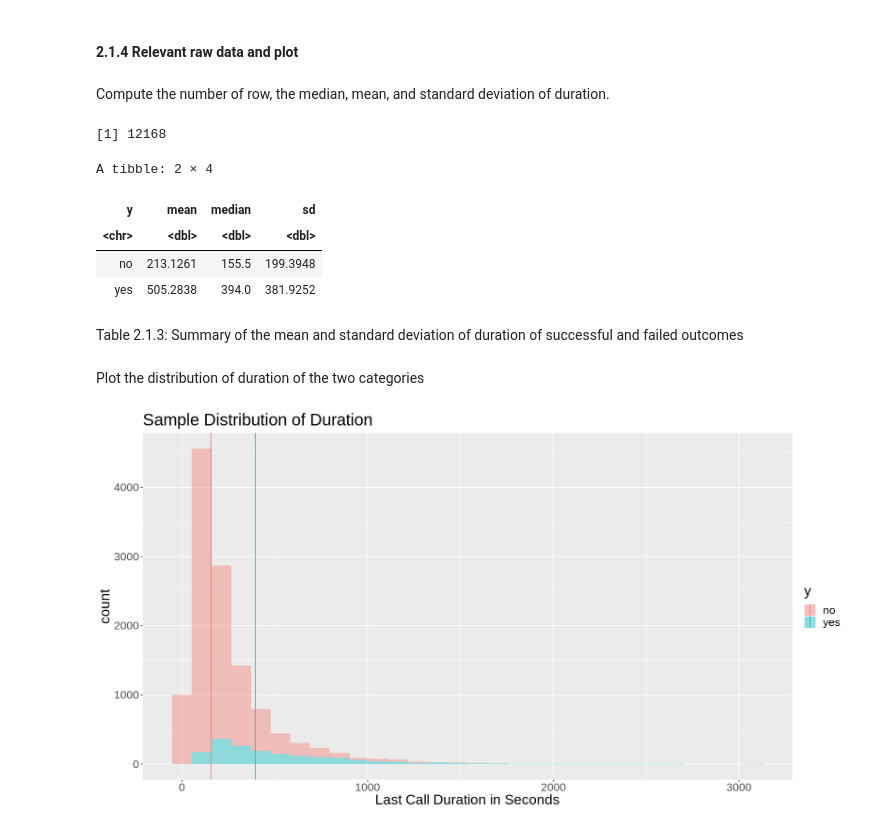
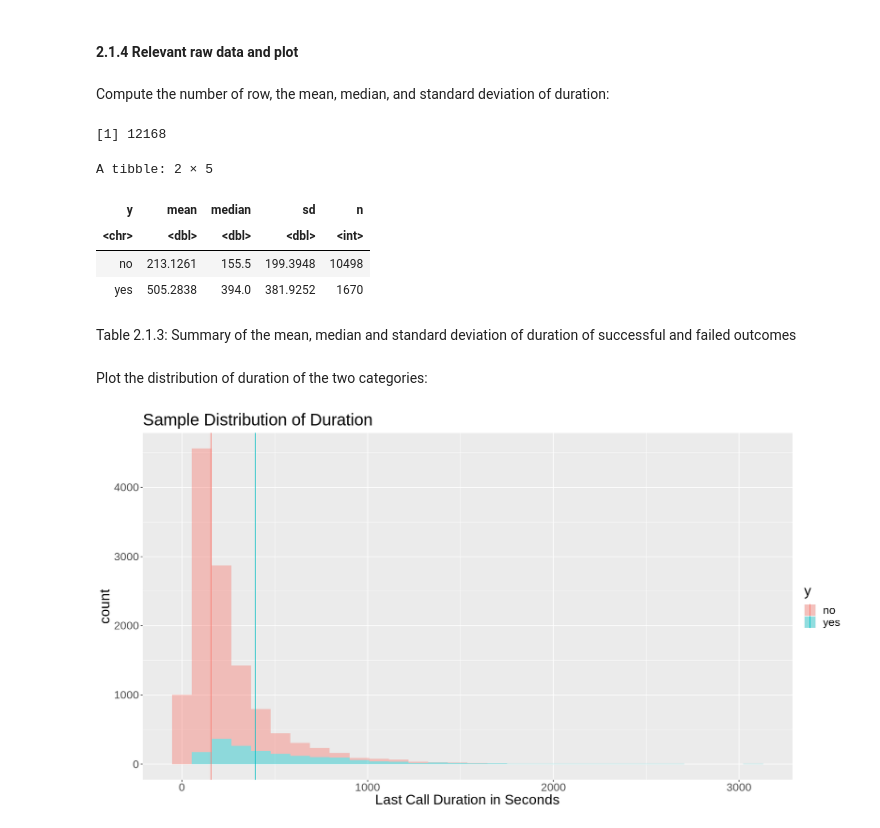
Before and after one commit to camirr/Call-Durations-and-Sales-Outcome-in-Telemarketing-Campaigns-Case-Study, a Jupyter notebook: Final_Report.ipynb, the cells around one changed output. Saved outputs shown, nothing was run; the diff lists cells and outputs as text; code cells hidden in the pictures.

```diff
--- a/Final_Report.ipynb
+++ b/Final_Report.ipynb
@@ -190,8 +187,0 @@ Read in the bank data into R, and rename the column name for readability
-# %%
-bank_data <- read_delim("bank_additional_full.csv", skip=1, delim = ";", col_names = FALSE)%>%
-                rename(age = X1,job = X2, marital = X3, education = X4,  default = X5, housing = X6, loan = X7, contact = X8,
-                                  month = X9, day_of_week = X10, duration = X11, campaign  =X12, pdays = X13, previous = X14, poutcome = X15,
-                                  emp_var_rate = X16, cons_price_idx = X17, cons_conf_idx = X18, euribor_3m = X19, nr_employed = X20,
-                                  y = X21)
-
-head(bank_data)
@@ -335,29 +211,30 @@ Table 2.1.2: Summary of the wrangled data
 # %% [markdown]
 #### 2.1.4 Relevant raw data and plot
 # %% [markdown]
-Compute the number of row, the median, mean, and standard deviation of duration.
+Compute the number of row, the mean, median, and standard deviation of duration:
 # %%
 number_rows <- bank_data_sample %>%
                nrow()
 number_rows
 
 sample_estimates<- bank_data_sample %>%
                 group_by(y) %>%
                 summarize(mean = mean(duration),
                           median = median(duration),
-                          sd = sd(duration))
+                          sd = sd(duration),
+                          n = n())
 sample_estimates
 # %% [output]
 [1] 12168
-A tibble: 2 × 4
+A tibble: 2 × 5
-| y | mean | median | sd |
-| <chr> | <dbl> | <dbl> | <dbl> |
-| no | 213.1261 | 155.5 | 199.3948 |
-| yes | 505.2838 | 394.0 | 381.9252 |
+| y | mean | median | sd | n |
+| <chr> | <dbl> | <dbl> | <dbl> | <int> |
+| no | 213.1261 | 155.5 | 199.3948 | 10498 |
+| yes | 505.2838 | 394.0 | 381.9252 | 1670 |
 # %% [markdown]
-Table 2.1.3: Summary of the mean and standard deviation of duration of successful and failed outcomes
+Table 2.1.3: Summary of the mean, median and standard deviation of duration of successful and failed outcomes
 # %% [markdown]
-Plot the distribution of duration of the two categories
+Plot the distribution of duration of the two categories:
 # %%
 options(repr.plot.width = 15, repr.plot.height = 8)
 sample_mean_distribution <- bank_data_sample %>%
```
Also changed, not shown: parts of 58 cells of this notebook.
